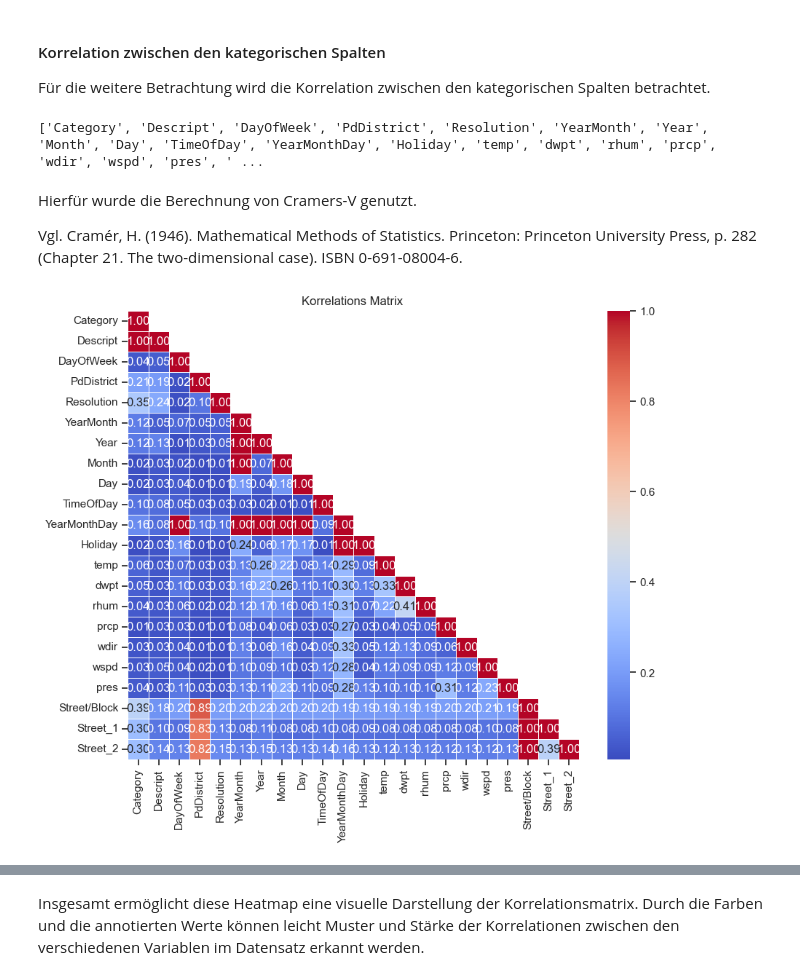
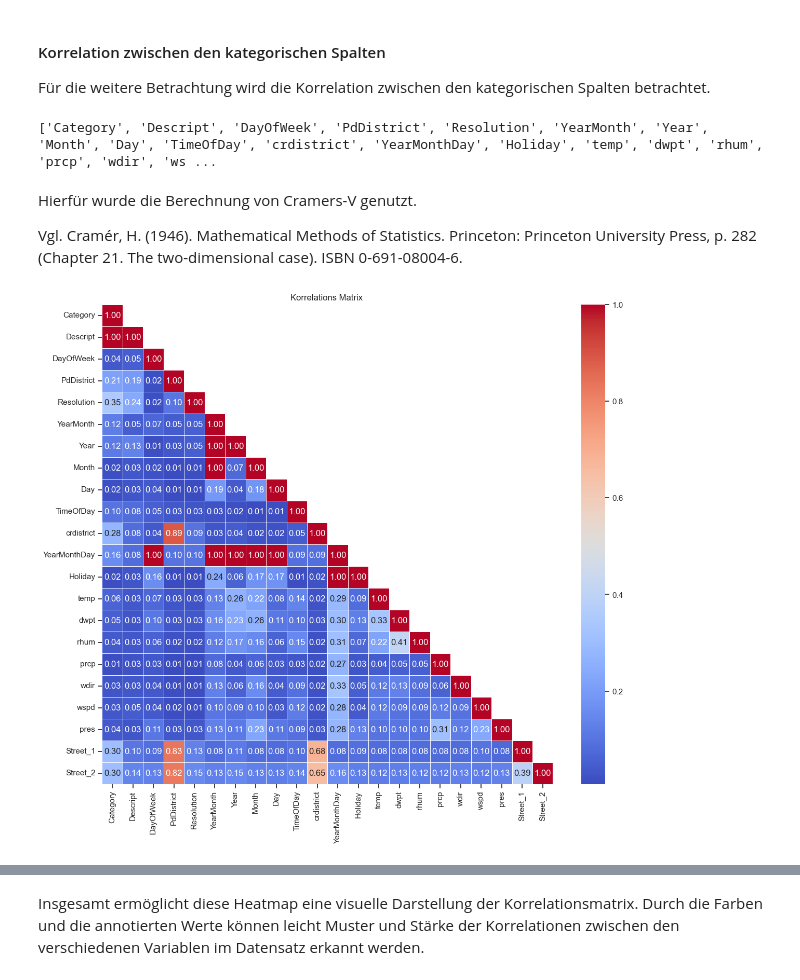
Before and after one commit to FelixSiegfriedRiedel/San-Francisco-Crime, a Jupyter notebook: crime.ipynb, the cells around one changed output, grey strips where cells are left out. Saved outputs shown, nothing was run; the diff lists cells and outputs as text; code cells hidden in the pictures.

```diff
--- a/crime.ipynb
+++ b/crime.ipynb
@@ -95,6 +97,6 @@ data\train.csv
 Im nächsten Schritt folgt die Datenbereinigung, damit die Qualität der Daten überprüft werden kann. Außerdem werden Maßnahmen zur Bereinigung des Datensatzes durchgeführt.
 # %%
 crime = pd.read_csv("data/train.csv")
-
+crime["CrimeId"] = crime.index
 crime.head()
 # %% [output]
@@ -430,6 +434,14 @@ point = crime_gdf
 poly  = sf_df
 
 pointInPolys = sjoin(point, poly, how='left')
+pointInPolys.drop_duplicates(subset=['Dates', 'Category', 'Descript', 'DayOfWeek', 'PdDistrict',
+                                     'Resolution', 'Address', 'X', 'Y', 'YearMonth', 'Year', 'Month', 'Day',
+                                     'TimeOfDay'], inplace=True)
+
+pointInPolys = pointInPolys.rename(columns ={"name" : "crdistrict"})
+
+crime = crime.join(pointInPolys[["CrimeId", "crdistrict"]], on="CrimeId", lsuffix="_")
+
 grouped = pointInPolys.groupby('index_right').count()
 # %% [markdown]
 Hier wird eine GeoDataFrame (sf_df) aus einer GeoJSON-Datei eingelesen, die die Grenzen der Stadtviertel von San Francisco enthält. Die to_crs-Methode wird verwendet, um die Koordinatenreferenz des GeoDataFrames auf das Standardformat (EPSG:4326) zu ändern, das Längen- und Breitengrade verwendet.
@@ -700,10 +706,10 @@ Anhand dieser Heat-Map wird ersichtlich, dass es besonders im Bezitk 'Southern'
 Für die weitere Betrachtung wird die Korrelation zwischen den kategorischen Spalten betrachtet.
 # %%
 unique_val_col = pd.DataFrame(crime.nunique())
-corr_columns = list(unique_val_col.loc[(unique_val_col[0] > 0) & (unique_val_col[0] <= 15000)].index)
+corr_columns = list(unique_val_col.loc[(unique_val_col[0] > 0) & (unique_val_col[0] <= 2500)].index)
 print(corr_columns)
 # %% [output]
-['Category', 'Descript', 'DayOfWeek', 'PdDistrict', 'Resolution', 'YearMonth', 'Year', 'Month', 'Day', 'TimeOfDay', 'YearMonthDay', 'Holiday', 'temp', 'dwpt', 'rhum', 'prcp', 'wdir', 'wspd', 'pres', ' ...
+['Category', 'Descript', 'DayOfWeek', 'PdDistrict', 'Resolution', 'YearMonth', 'Year', 'Month', 'Day', 'TimeOfDay', 'crdistrict', 'YearMonthDay', 'Holiday', 'temp', 'dwpt', 'rhum', 'prcp', 'wdir', 'ws ...
 # %%
 
 x = [i[0] for i in product(corr_columns, corr_columns)]
@@ -734,14 +740,14 @@ Vgl. Cramér, H. (1946). Mathematical Methods of Statistics. Princeton: Princeto
 # %%
 corr_df = corr_df.apply(pd.to_numeric, errors='coerce')
 
 mask = np.zeros_like(corr_df)
 mask[np.triu_indices_from(mask, k=1)] = True
 
-plt.figure(figsize=(10, 8))
+plt.figure(figsize=(14, 12))
 sns.heatmap(corr_df, annot=True, cmap='coolwarm', fmt=".2f", linewidths=0.5, mask=mask)
 plt.title('Korrelations Matrix ')
 plt.show()
 # %% [output]
-[figure, old version]
+[figure, new version]
 # %%
 __corr_df = corr_df.loc[corr_df["Category"] >= 0.09]
```
Also changed, not shown: parts of 64 cells of this notebook.
